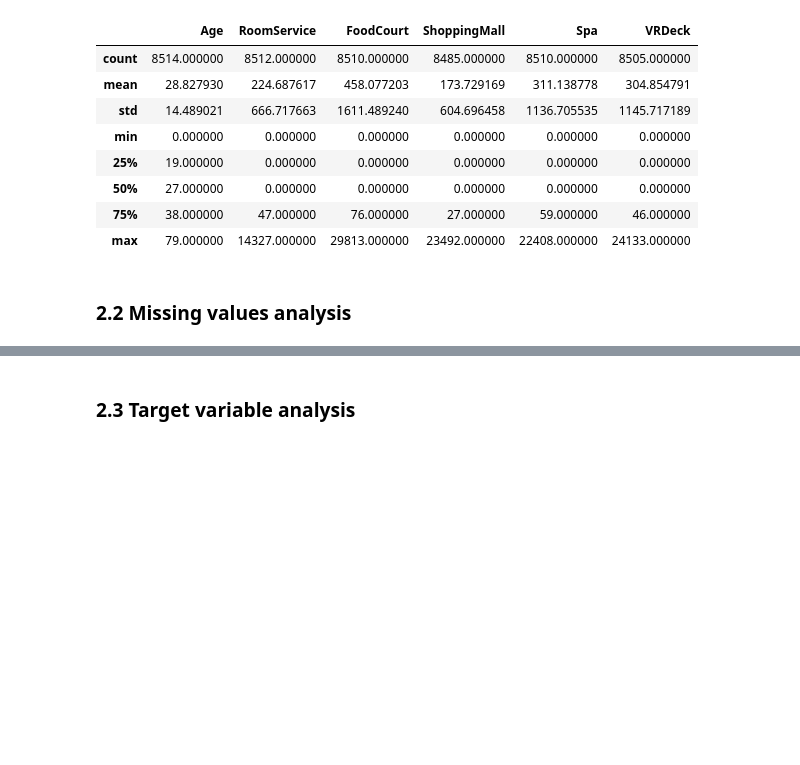
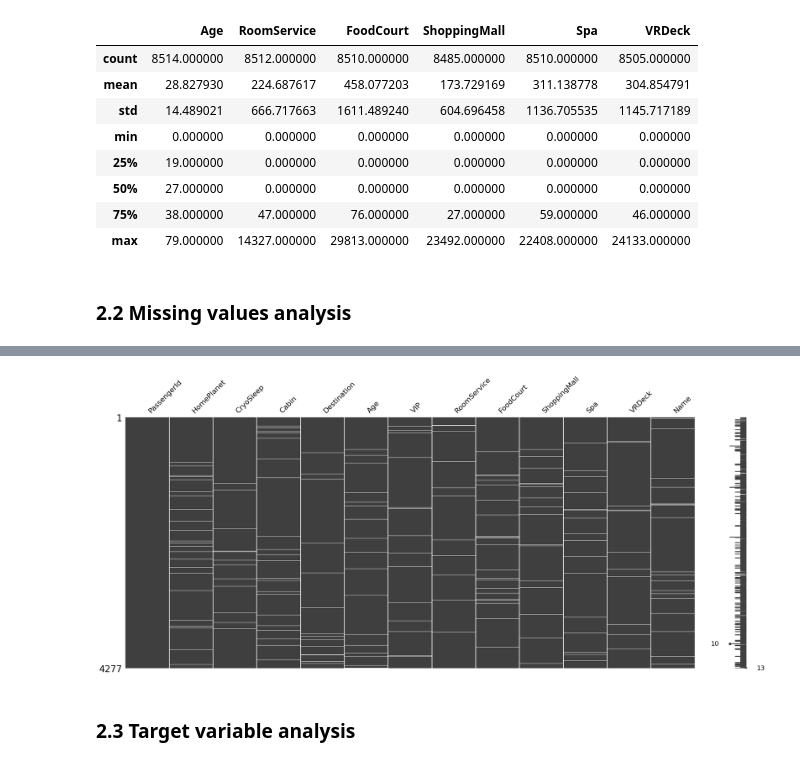
Before and after one commit to Looczky/Space_project, a Jupyter notebook: main.ipynb, the cells around one changed output, grey strips where cells are left out. Drawn from its saved outputs; the diff is of its cells as text; code cells hidden in the pictures; blank space fills up the shorter version.

```diff
--- a/main.ipynb
+++ b/main.ipynb
@@ -78,3 +107,8 @@ plt.show()
+# %%
+msno.matrix(test)
+plt.show()
+# %% [output]
+[figure, added]
 # %% [markdown]
 ### 2.3 Target variable analysis
 # %%
```
Also changed, not shown: parts of 22 cells of this notebook.
